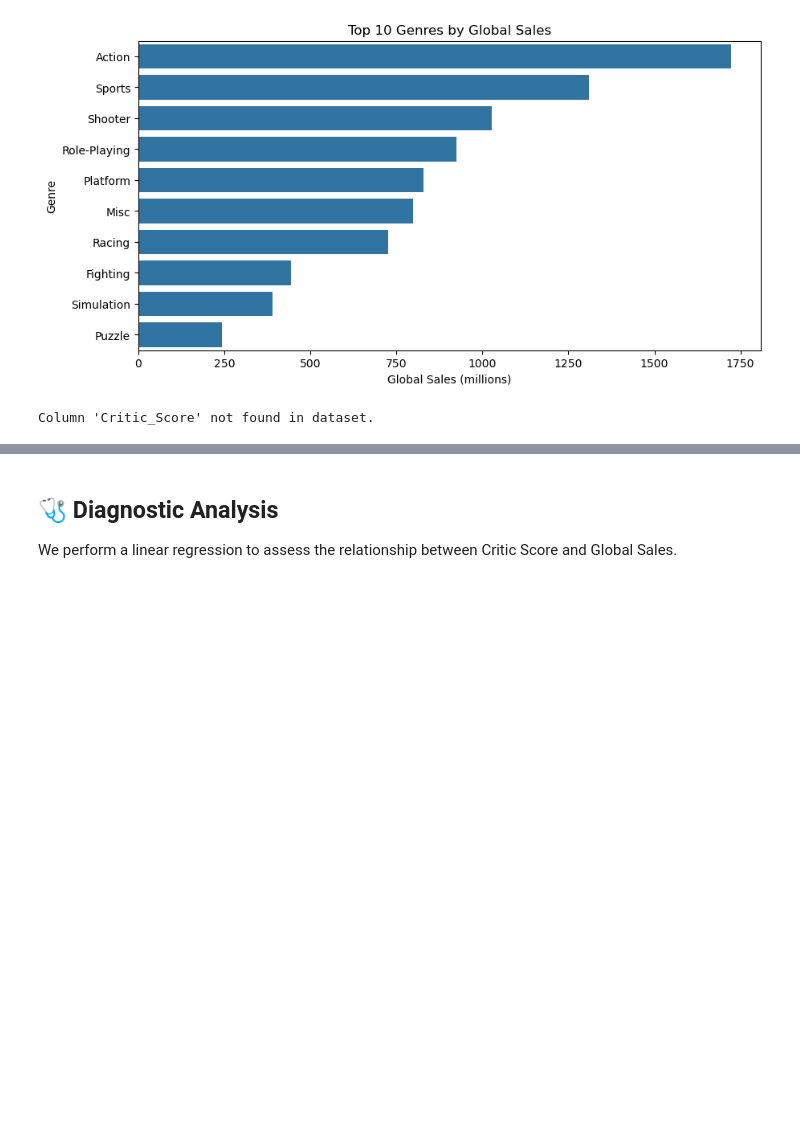
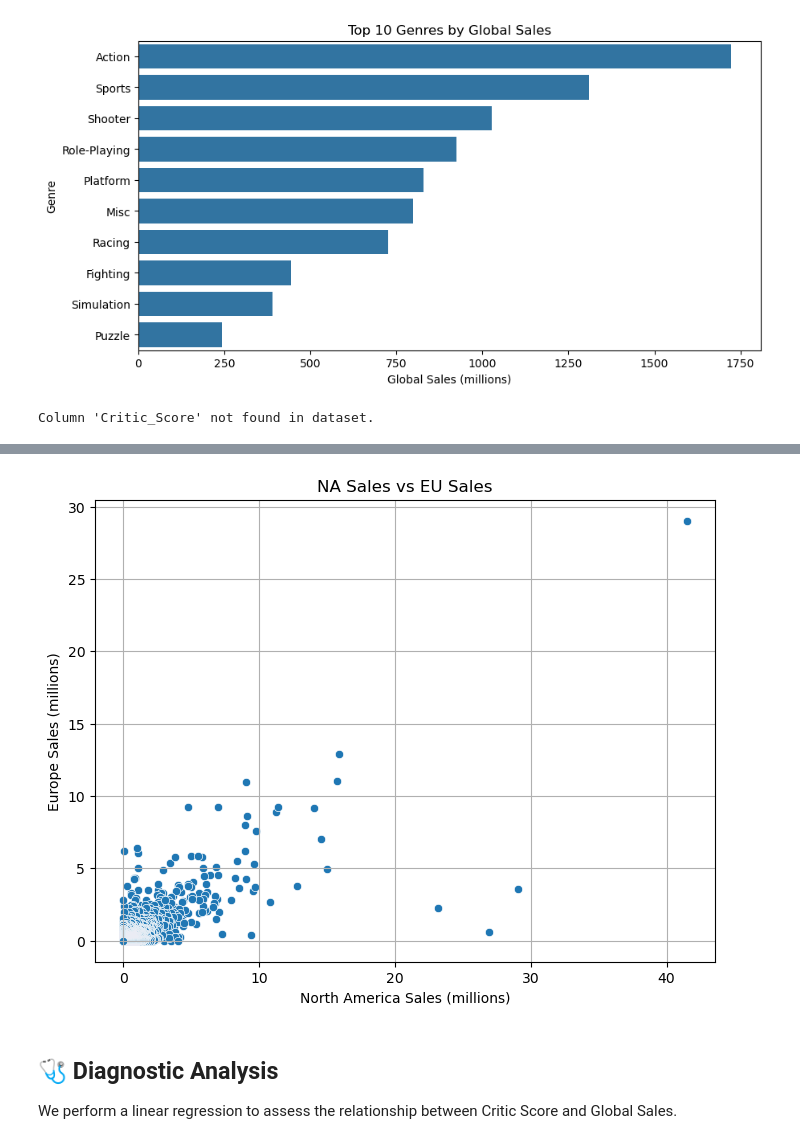
Before and after one commit to themysticg/APR25-SWE5204_0425-Advanced-Databases-and-Big-Data, a Jupyter notebook: Python/Task3_VideoGameSales_Analysis.ipynb, the cells around one changed output, grey strips where cells are left out. Cells and saved outputs as stored; diff of their text form; code cells hidden in the pictures; blank space fills up the shorter version.

```diff
--- a/Python/Task3_VideoGameSales_Analysis.ipynb
+++ b/Python/Task3_VideoGameSales_Analysis.ipynb
@@ -122,3 +126,15 @@ Column 'Critic_Score' not found in dataset.
+# %%
+
+# Scatter Plot: NA Sales vs EU Sales
+plt.figure(figsize=(8,6))
+sns.scatterplot(data=df_clean, x='NA_Sales', y='EU_Sales')
+plt.title('NA Sales vs EU Sales')
+plt.xlabel('North America Sales (millions)')
+plt.ylabel('Europe Sales (millions)')
+plt.grid(True)
+plt.show()
+# %% [output]
+[figure, added]
 # %% [markdown]
 
 ## 🩺 Diagnostic Analysis
```
Also changed, not shown: parts of 1 cell of this notebook.
